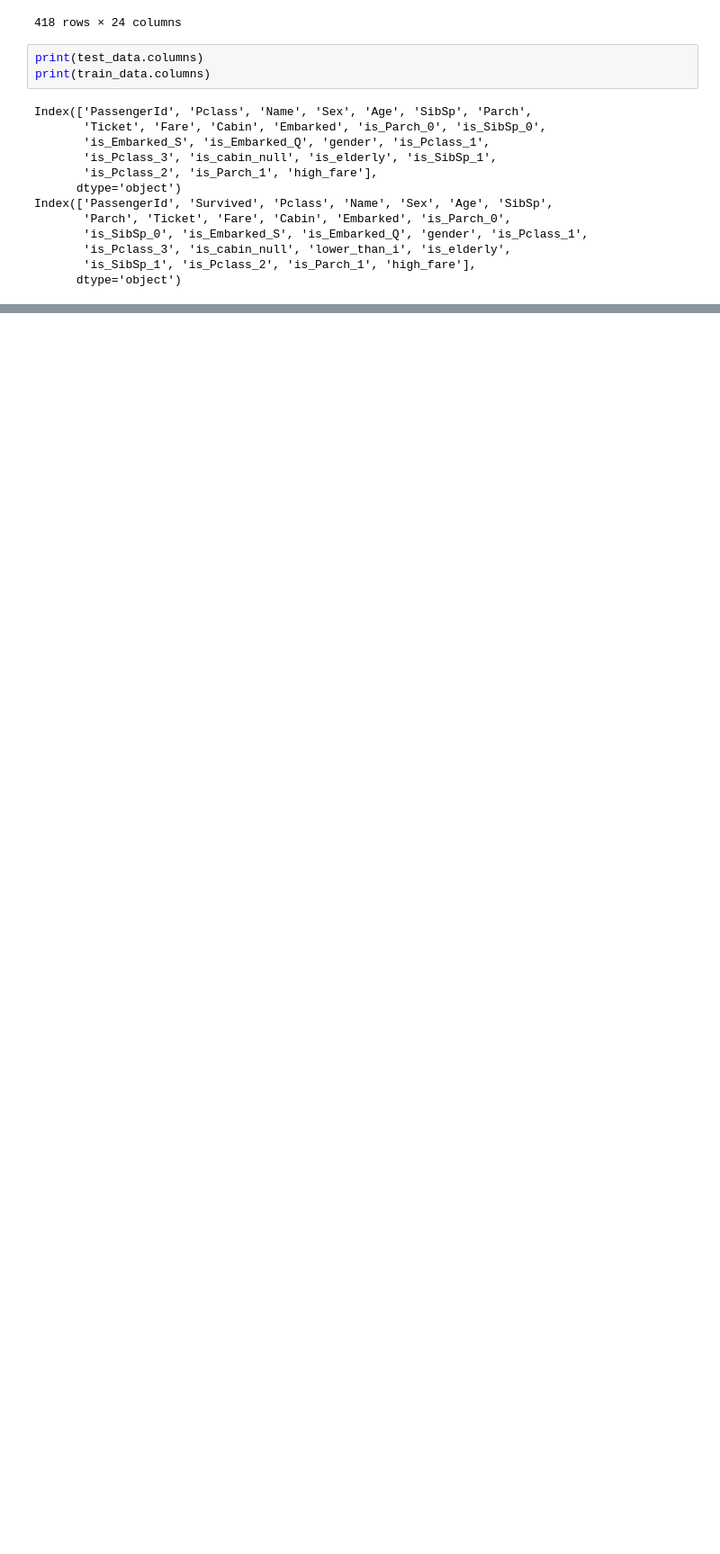
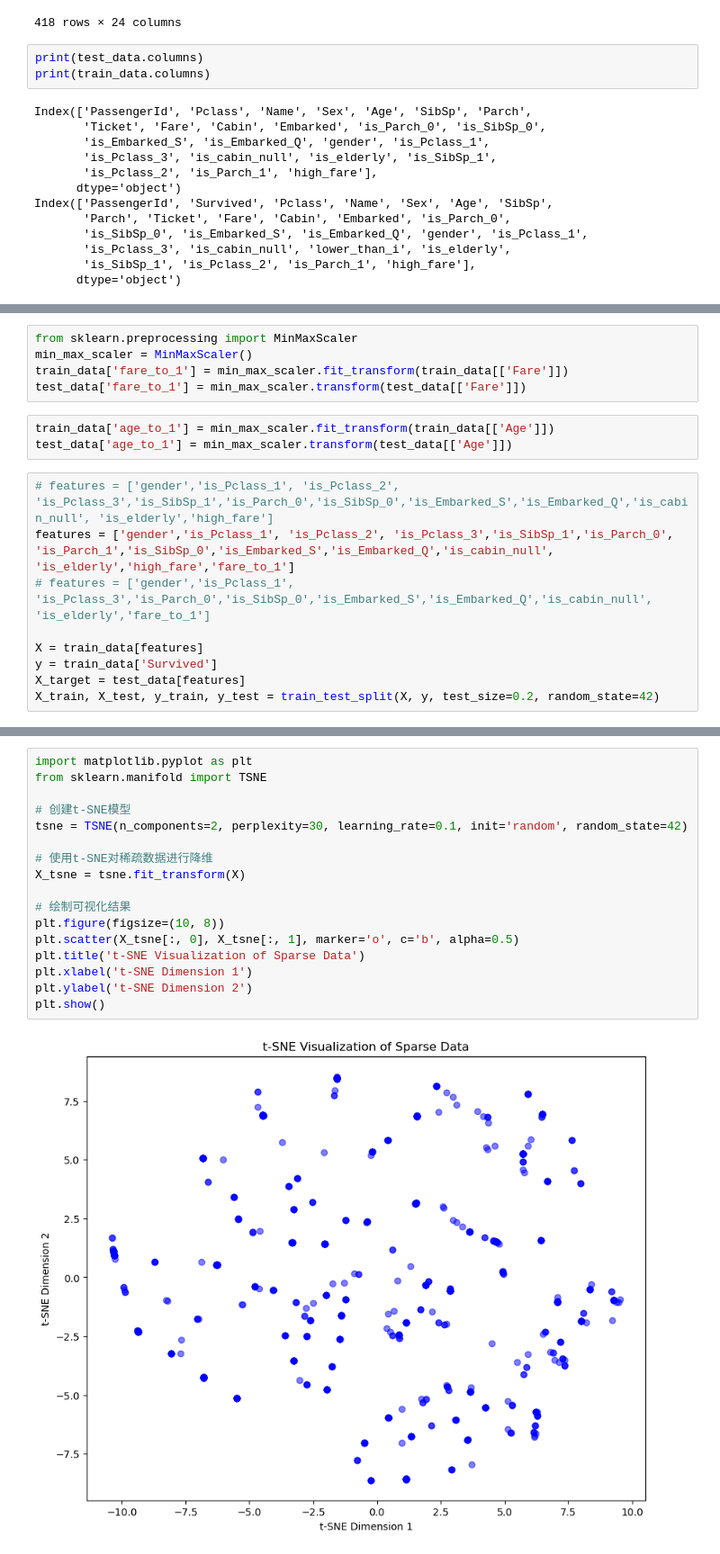
Before and after one commit to Desman107/kaggle, a Jupyter notebook: code/titanic/DataOverview.ipynb, the cells around one changed output, grey strips where cells are left out. Shown at 90% size. Cells and saved outputs as stored; diff of their text form; blank space fills up the shorter version.

```diff
--- a/code/titanic/DataOverview.ipynb
+++ b/code/titanic/DataOverview.ipynb
@@ -612,0 +576,17 @@ features = ['gender','is_Pclass_1','is_SibSp_1','is_Parch_0','is_SibSp_0','is_Em
+# %%
+from sklearn.preprocessing import MinMaxScaler
+min_max_scaler = MinMaxScaler()
+train_data['fare_to_1'] = min_max_scaler.fit_transform(train_data[['Fare']])
+test_data['fare_to_1'] = min_max_scaler.transform(test_data[['Fare']])
+# %%
+train_data['age_to_1'] = min_max_scaler.fit_transform(train_data[['Age']])
+test_data['age_to_1'] = min_max_scaler.transform(test_data[['Age']])
+# %%
+# features = ['gender','is_Pclass_1', 'is_Pclass_2', 'is_Pclass_3','is_SibSp_1','is_Parch_0','is_SibSp_0','is_Embarked_S','is_Embarked_Q','is_cabin_null', 'is_elderly','high_fare']
+features = ['gender','is_Pclass_1', 'is_Pclass_2', 'is_Pclass_3','is_SibSp_1','is_Parch_0', 'is_Parch_1','is_SibSp_0','is_Embarked_S','is_Embarked_Q','is_cabin_null', 'is_elderly','high_fare','fare_to_1']
+# features = ['gender','is_Pclass_1', 'is_Pclass_3','is_Parch_0','is_SibSp_0','is_Embarked_S','is_Embarked_Q','is_cabin_null', 'is_elderly','fare_to_1']
+
+X = train_data[features]
+y = train_data['Survived']
+X_target = test_data[features]
+X_train, X_test, y_train, y_test = train_test_split(X, y, test_size=0.2, random_state=42)
@@ -612,0 +595,19 @@ features = ['gender','is_Pclass_1','is_SibSp_1','is_Parch_0','is_SibSp_0','is_Em
+# %%
+import matplotlib.pyplot as plt
+from sklearn.manifold import TSNE
+
+# 创建t-SNE模型
+tsne = TSNE(n_components=2, perplexity=30, learning_rate=0.1, init='random', random_state=42)
+
+# 使用t-SNE对稀疏数据进行降维
+X_tsne = tsne.fit_transform(X)
+
+# 绘制可视化结果
+plt.figure(figsize=(10, 8))
+plt.scatter(X_tsne[:, 0], X_tsne[:, 1], marker='o', c='b', alpha=0.5)
+plt.title('t-SNE Visualization of Sparse Data')
+plt.xlabel('t-SNE Dimension 1')
+plt.ylabel('t-SNE Dimension 2')
+plt.show()
+# %% [output]
+[figure, added]
```
Also changed, not shown: parts of 15 cells of this notebook.
